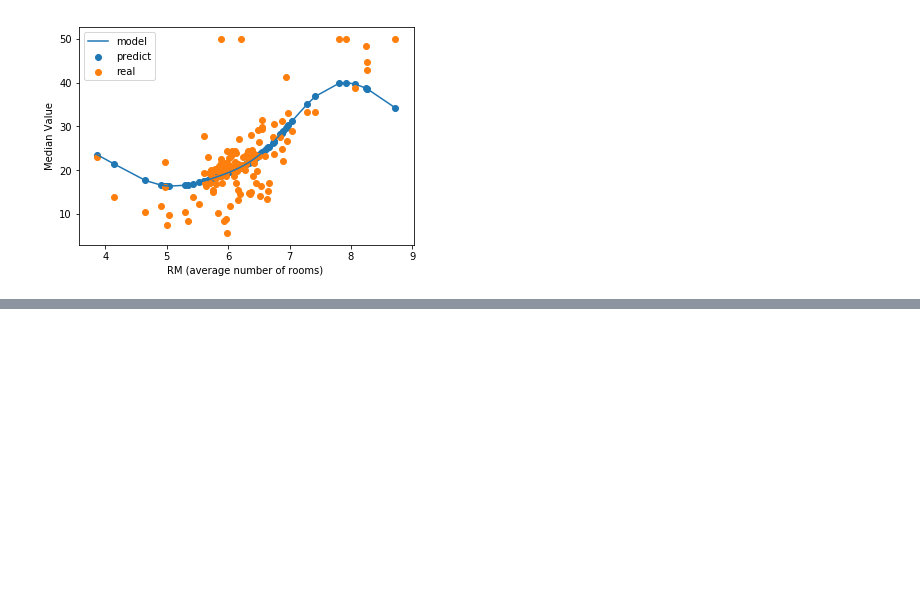
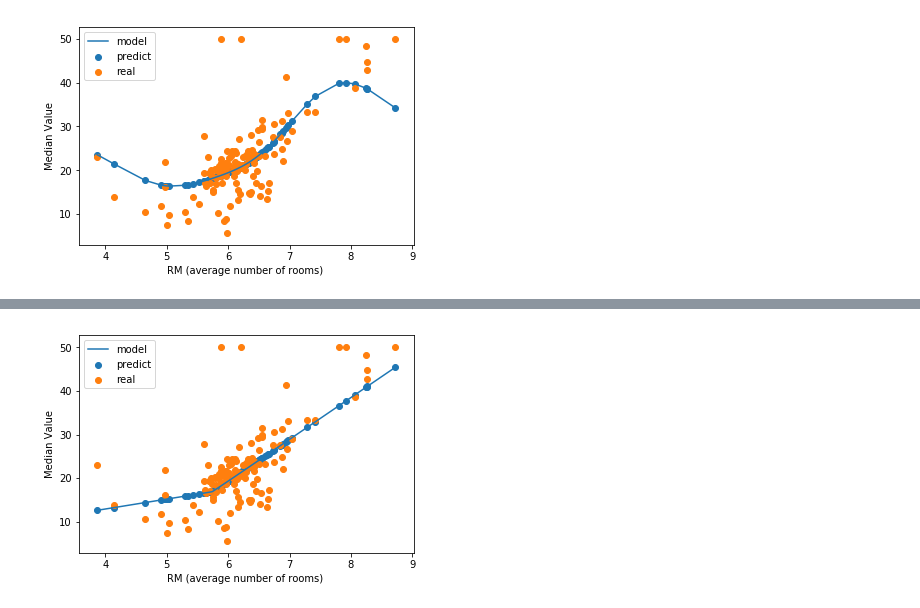
Before and after one commit to qu1sta/sklearn_samples, a Jupyter notebook: regression.ipynb, the cells around one changed output, grey strips where cells are left out. Saved outputs shown, nothing was run; the diff lists cells and outputs as text; code cells hidden in the pictures; blank space fills up the shorter version.

```diff
--- a/regression.ipynb
+++ b/regression.ipynb
@@ -228,0 +232,6 @@ plt.show()
+# %%
+from sklearn.neural_network import MLPRegressor
+model = MLPRegressor(max_iter= 2000)
+
+# 訓練モデル作成
+model.fit(X_train, y_train)
@@ -228,0 +246,11 @@ plt.show()
+# %%
+# 予測出力
+plt.plot(X_test[sort_idx], model.predict(X_test[sort_idx]), label="model")
+plt.scatter(X_test, model.predict(X_test), label="predict")
+plt.scatter(X_test, y_test, label="real")
+plt.xlabel("RM (average number of rooms) ")
+plt.ylabel("Median Value")
+plt.legend()
+plt.show()
+# %% [output]
+[figure, added]
```
Also changed, not shown: parts of 4 cells of this notebook, 1 other file.
